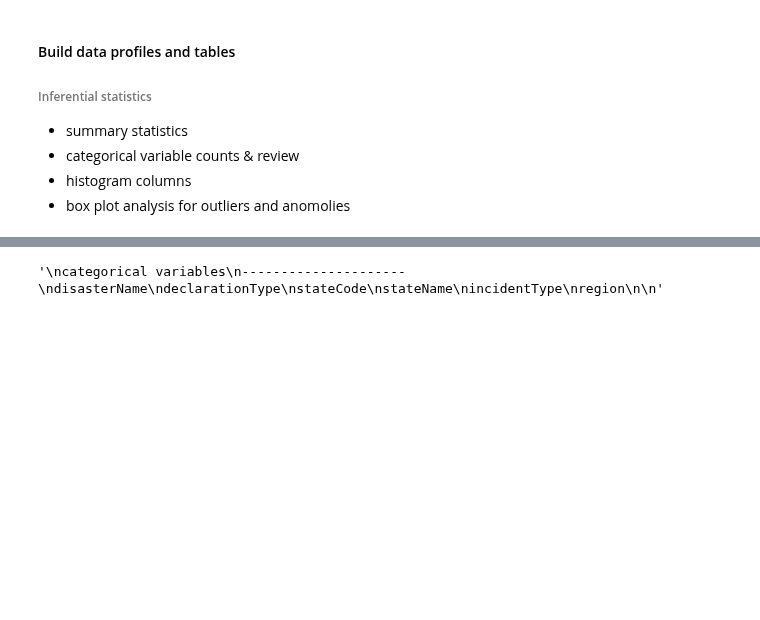
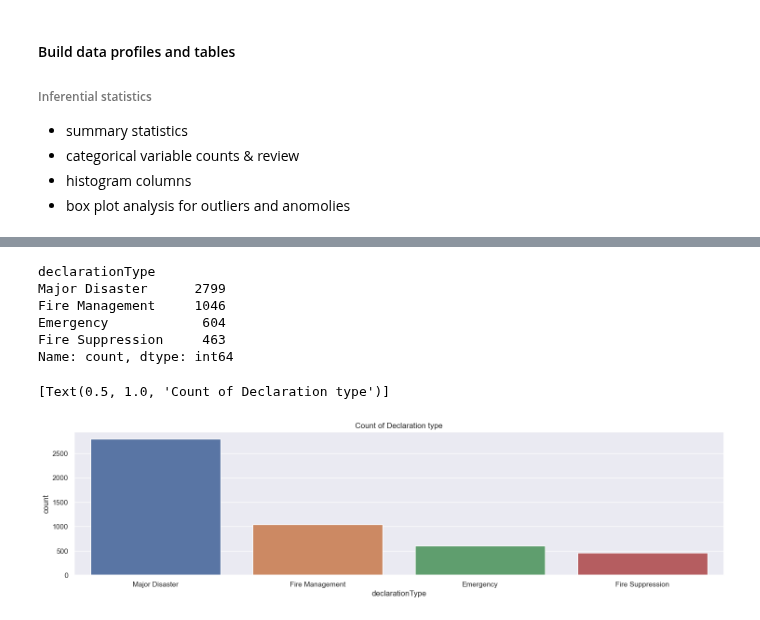
Before and after one commit to mdgarber/FEMADisasterCostForecasting, a Jupyter notebook: femadisastercostforecasting/notebooks/FEMA-EDA.ipynb, the cells around one changed output, grey strips where cells are left out. Cells and saved outputs as stored; diff of their text form; code cells hidden in the pictures; blank space fills up the shorter version.

Commit message:
add graphs and formattimg

```diff
--- a/femadisastercostforecasting/notebooks/FEMA-EDA.ipynb
+++ b/femadisastercostforecasting/notebooks/FEMA-EDA.ipynb
@@ -98,14 +74,18 @@ Name: count, dtype: int64
-# %%
-'''
-categorical variables
----------------------
-disasterName
-declarationType
-stateCode
-stateName
-incidentType
-region
-
-'''
-# %% [output]
-'\ncategorical variables\n---------------------\ndisasterName\ndeclarationType\nstateCode\nstateName\nincidentType\nregion\n\n'
+# %%
+#categorical variable anaylsis
+#declarationType
+print(femaDataClean.declarationType.value_counts())
+
+#count plot the states and their # of disasters
+## define figure size
+sns.set(rc={"figure.figsize":(18, 4)}) #width, height
+sns.countplot(data = femaDataClean, x = 'declarationType', order=femaDataClean['declarationType'].value_counts().index).set(title='Count of Declaration type')
+# %% [output]
+declarationType
+Major Disaster      2799
+Fire Management     1046
+Emergency            604
+Fire Suppression     463
+Name: count, dtype: int64
+[Text(0.5, 1.0, 'Count of Declaration type')]
+[figure, added]
```
Also changed, not shown: parts of 7 cells of this notebook.
